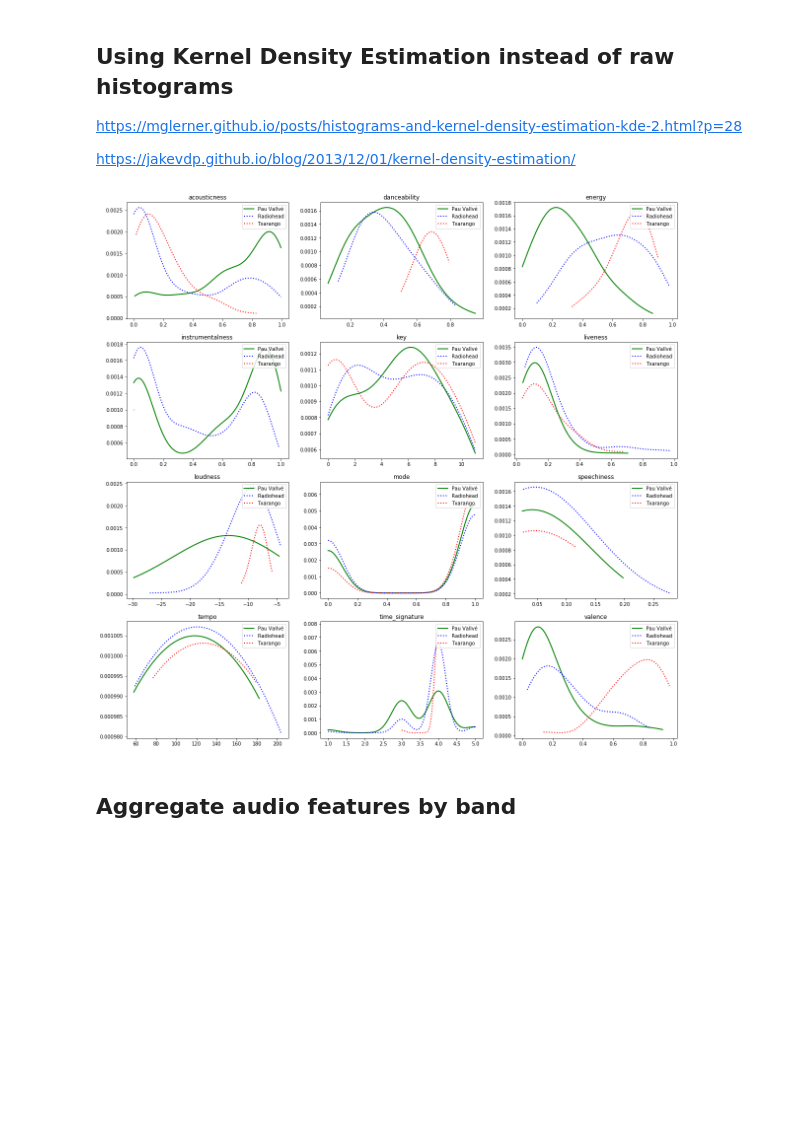
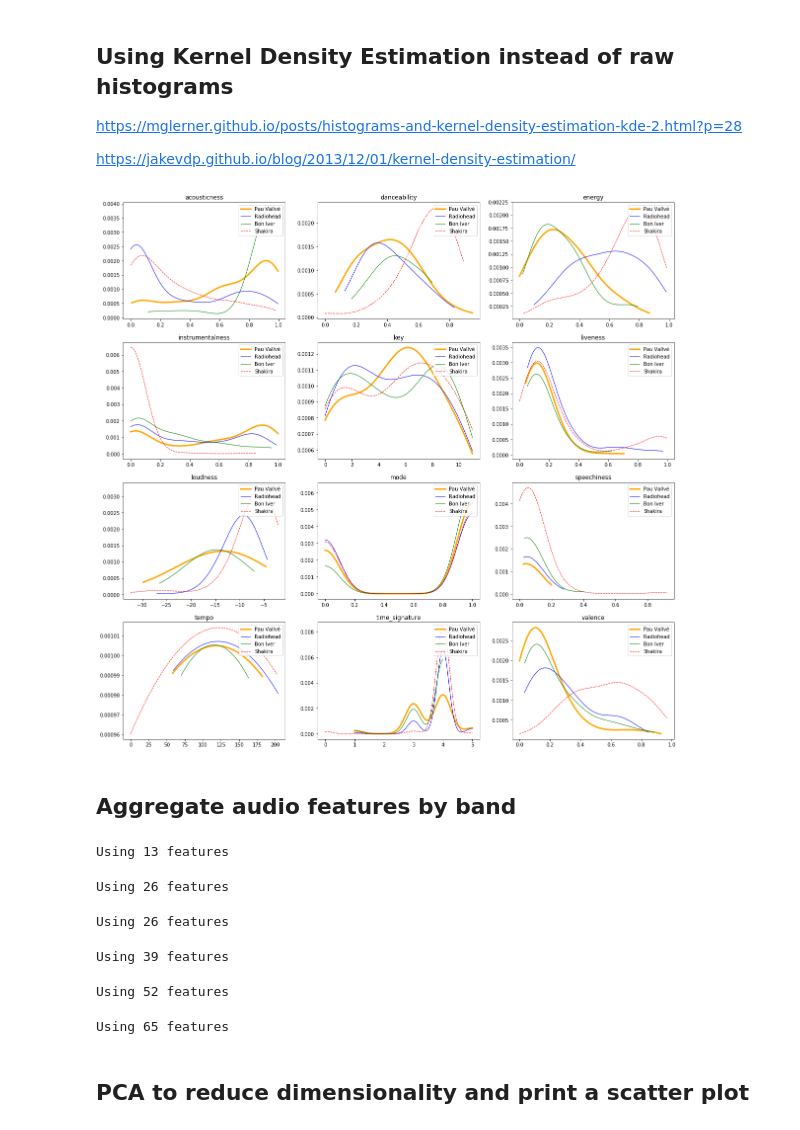
Before and after one commit to eduardbonada/festivals2018, a Jupyter notebook: Explore Audio Features.ipynb, the cells around one changed output. Cells and saved outputs as stored; diff of their text form; code cells hidden in the pictures; blank space fills up the shorter version.

```diff
--- a/Explore Audio Features.ipynb
+++ b/Explore Audio Features.ipynb
@@ -209,3 +224,5 @@ artists_to_search = ['Shakira']
+# %%
+artists_to_search = ['Massive Attack', 'Franz Ferdinand', 'Future Islands']
 # %%
 # get audio features of all tracks of all albums of all artists
 for ats in artists_to_search:
@@ -297,7 +314,7 @@ tracks = tracks[['artist_name', 'artist_popularity','artist_followers',\
 # %% [markdown]
 ## Exploratory analysis: compare two artists plotting histograms of each feature
 # %%
-artists_to_compare = ['Els Amics De Les Arts','Txarango']
+artists_to_compare = ['Pau Vallvé','RadioIver']
 
 features = ['acousticness','danceability','energy','instrumentalness','key','liveness',\
             'loudness', 'mode', 'speechiness', 'tempo', 'time_signature', 'valence']
@@ -332,9 +349,10 @@ from sklearn.neighbors.kde import KernelDensity
 import numpy as np
 # %%
 artists_to_compare = [\
-    {'name': 'Pau Vallvé', 'color' : 'green', 'linewidth' : 2, 'linestyle' : '-'},
-    {'name': 'Radiohead', 'color' : 'blue', 'linewidth' : 2, 'linestyle' : ':'},
-    {'name': 'Txarango', 'color' : 'red', 'linewidth' : 2, 'linestyle' : ':'}
+    {'name': 'Pau Vallvé', 'color' : 'orange', 'linewidth' : 3, 'linestyle' : '-'},
+    {'name': 'Radiohead', 'color' : 'blue', 'linewidth' : 1, 'linestyle' : '-'},
+    {'name': 'Bon Iver', 'color' : 'green', 'linewidth' : 1, 'linestyle' : '-'},
+    {'name': 'Shakira', 'color' : 'red', 'linewidth' : 1, 'linestyle' : '--'}
 ]
 
 features = ['acousticness','danceability','energy','instrumentalness','key','liveness',\
@@ -362,33 +380,33 @@ for f in features:
         bandwidth = 0.1 if bandwidth<0.1 else bandwidth;
         kde_fit = KernelDensity(kernel='gaussian', bandwidth=bandwidth).fit(x)
 
         # score_samples() returns the log-likelihood of the samples
         log_pdf = kde_fit.score_samples(x_plot)
         kde = np.exp(log_pdf)
 
         # normalize kde area = 1
         kde = kde/sum(kde)
 
         # plot
         ax[i,j].plot(x_plot, kde,
                      color=a['color'],
                      linewidth=a['linewidth'],
                      linestyle=a['linestyle'],
                      label=a['name'])
         ax[i,j].set_title(f)
         ax[i,j].legend(loc='upper right')
 
     # jump to next subplot
     j=j+1; # next col subplot
     if(j==3):
         # if last col subplot
         j=0; # first col subplot
         i=i+1; # next row subplot
 
 # store plot to file
 filename = 'plots/'+' - '.join([remove_accents(a['name'].lower()) for a in artists_to_compare]) + '.png'
 fig.savefig(filename, dpi=fig.dpi)
 # %% [output]
-[figure, old version]
+[figure, new version]
 # %% [markdown]
 ## Aggregate audio features by band
@@ -394,0 +424,55 @@ fig.savefig(filename, dpi=fig.dpi)
+# %%
+# use a single features dataframe
+artists_features = features_min
+print('Using {} features'.format(artists_features.shape[1]-1))
+# %% [output]
+Using 13 features
+# %%
+# use mean+std feature dataframes
+artists_features = pd.merge(features_mean, features_std,
+                            left_on='artist_name', right_on='artist_name', how='inner')
+print('Using {} features'.format(artists_features.shape[1]-1))
+# %% [output]
+Using 26 features
+# %%
+# use mean+median feature dataframes
+artists_features = pd.merge(features_mean, features_median,
+                            left_on='artist_name', right_on='artist_name', how='inner')
+print('Using {} features'.format(artists_features.shape[1]-1))
+# %% [output]
+Using 26 features
+# %%
+# use mean+median+std feature dataframes
+artists_features = pd.merge(features_mean, features_median,
+                            left_on='artist_name', right_on='artist_name', how='inner')
+artists_features = pd.merge(artists_features, features_std,
+                            left_on='artist_name', right_on='artist_name', how='inner')
+print('Using {} features'.format(artists_features.shape[1]-1))
+# %% [output]
+Using 39 features
+# %%
+# use mean+median+max+min feature dataframes
+artists_features = pd.merge(features_mean, features_median,
+                            left_on='artist_name', right_on='artist_name', how='inner')
+artists_features = pd.merge(artists_features, features_max,
+                            left_on='artist_name', right_on='artist_name', how='inner')
+artists_features = pd.merge(artists_features, features_min,
+                            left_on='artist_name', right_on='artist_name', how='inner')
+print('Using {} features'.format(artists_features.shape[1]-1))
+# %% [output]
+Using 52 features
+# %%
+# use mean+median+max+min+std feature dataframes
+artists_features = pd.merge(features_mean, features_median,
+                            left_on='artist_name', right_on='artist_name', how='inner')
+artists_features = pd.merge(artists_features, features_max,
+                            left_on='artist_name', right_on='artist_name', how='inner')
+artists_features = pd.merge(artists_features, features_min,
+                            left_on='artist_name', right_on='artist_name', how='inner')
+artists_features = pd.merge(artists_features, features_std,
+                            left_on='artist_name', right_on='artist_name', how='inner')
+print('Using {} features'.format(artists_features.shape[1]-1))
+# %% [output]
+Using 65 features
+# %% [markdown]
+## PCA to reduce dimensionality and print a scatter plot
```
Also changed, not shown: parts of 11 cells of this notebook, 10 other files.
